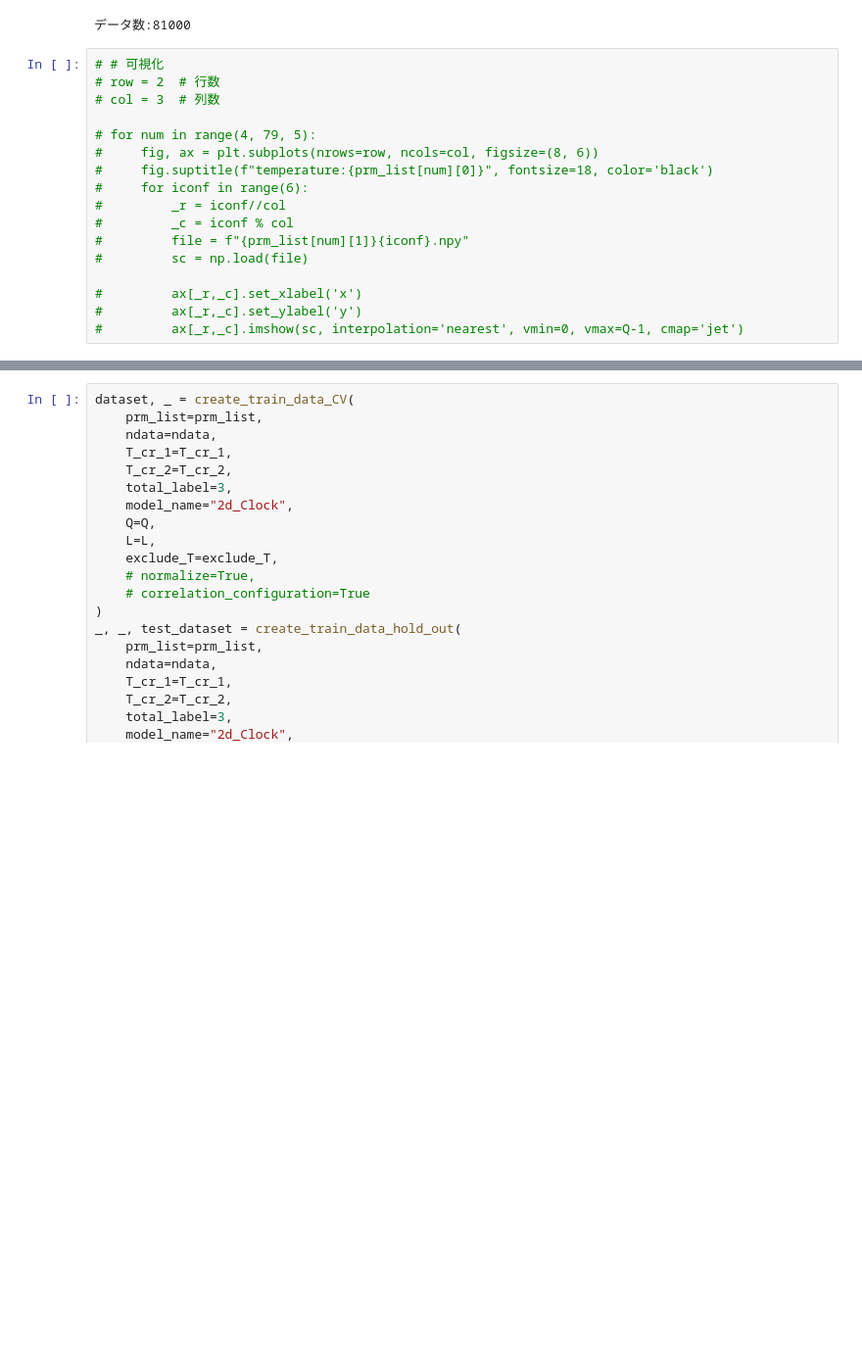
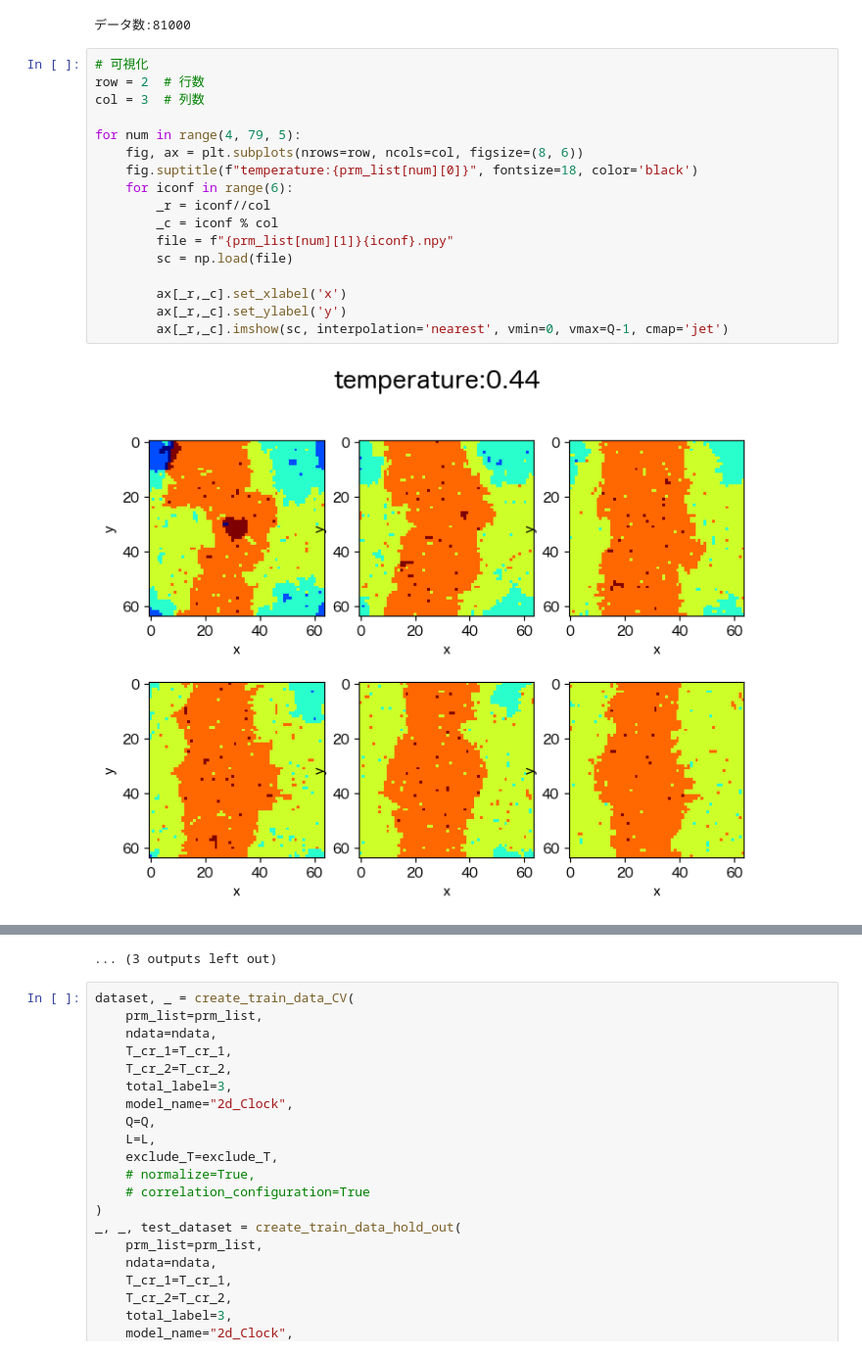
Before and after one commit to tatsuya0926/spin-configuration-learning, a Jupyter notebook: learning/train/train_cnn_Clock_q=6.ipynb, the cells around one changed output, grey strips where cells are left out. Shown at 98% size. Saved outputs shown, nothing was run; the diff lists cells and outputs as text; blank space fills up the shorter version.

```diff
--- a/learning/train/train_cnn_Clock_q=6.ipynb
+++ b/learning/train/train_cnn_Clock_q=6.ipynb
@@ -34,19 +34,21 @@ print(f"データ数:{nconf*ndata}")
 # %% [output]
 データ数:81000
 # %%
-# # 可視化
-# row = 2  # 行数
-# col = 3  # 列数
+# 可視化
+row = 2  # 行数
+col = 3  # 列数
 
-# for num in range(4, 79, 5):
-#     fig, ax = plt.subplots(nrows=row, ncols=col, figsize=(8, 6))
-#     fig.suptitle(f"temperature:{prm_list[num][0]}", fontsize=18, color='black')
-#     for iconf in range(6):
-#         _r = iconf//col
-#         _c = iconf % col
-#         file = f"{prm_list[num][1]}{iconf}.npy"
-#         sc = np.load(file)
+for num in range(4, 79, 5):
+    fig, ax = plt.subplots(nrows=row, ncols=col, figsize=(8, 6))
+    fig.suptitle(f"temperature:{prm_list[num][0]}", fontsize=18, color='black')
+    for iconf in range(6):
+        _r = iconf//col
+        _c = iconf % col
+        file = f"{prm_list[num][1]}{iconf}.npy"
+        sc = np.load(file)
 
-#         ax[_r,_c].set_xlabel('x')
-#         ax[_r,_c].set_ylabel('y')
-#         ax[_r,_c].imshow(sc, interpolation='nearest', vmin=0, vmax=Q-1, cmap='jet')
+        ax[_r,_c].set_xlabel('x')
+        ax[_r,_c].set_ylabel('y')
+        ax[_r,_c].imshow(sc, interpolation='nearest', vmin=0, vmax=Q-1, cmap='jet')
+# %% [output]
+[figure, added]
@@ -53,3 +66,4 @@ print(f"データ数:{nconf*ndata}")
+... (3 outputs left out)
 # %%
 dataset, _ = create_train_data_CV(
     prm_list=prm_list,
```
Also changed, not shown: parts of 2 cells of this notebook, 27 other files.
